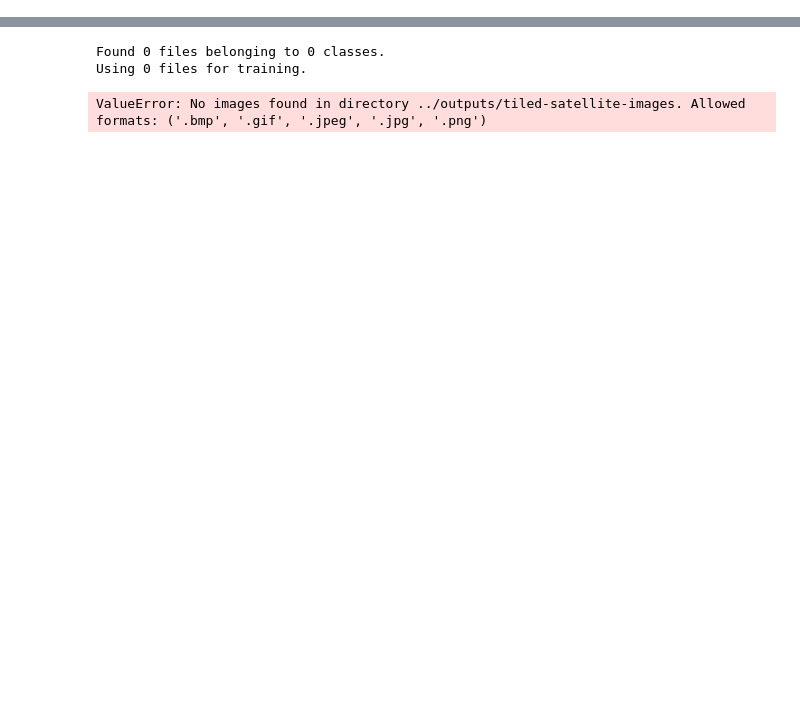
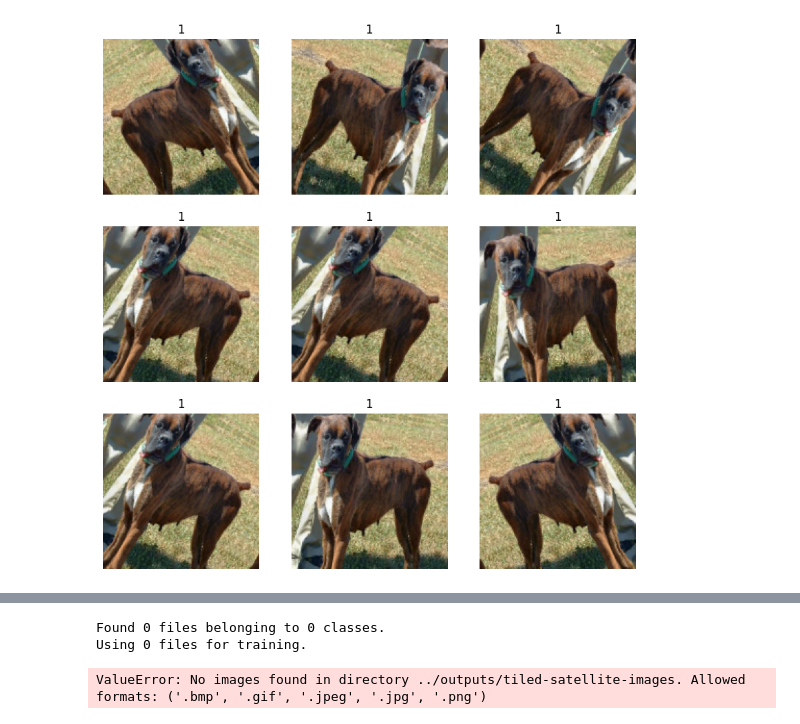
Before and after one commit to Emily-RoseSteyn/measuring-quality-of-life-gauteng, a Jupyter notebook: notebooks/resnet-tinkering.ipynb, the cells around one changed output, grey strips where cells are left out. Cells and saved outputs as stored; diff of their text form; code cells hidden in the pictures; blank space fills up the shorter version.

```diff
--- a/notebooks/resnet-tinkering.ipynb
+++ b/notebooks/resnet-tinkering.ipynb
@@ -18,0 +70,18 @@ import random
+# %%
+# Resizing
+## Handled in data pipeline because "deep neural network can only process contiguous batches of data"
+## - contiguous means, together in a sequence
+## if we were to resize in neural network, individual tiles would need to be created (whole batch cannot be resized at once)
+## This would severely limit ability to pass batches of data through the network I think
+size = (150, 150)
+
+train_ds = train_ds.map(lambda x, y: (tf.image.resize(x, size), y))
+validation_ds = validation_ds.map(lambda x, y: (tf.image.resize(x, size), y))
+test_ds = test_ds.map(lambda x, y: (tf.image.resize(x, size), y))
+# %%
+# Now batching, caching and prefetching because this apparently optimises loading speeds
+batch_size = 32
+
+train_ds = train_ds.cache().batch(batch_size).prefetch(buffer_size=10)
+validation_ds = validation_ds.cache().batch(batch_size).prefetch(buffer_size=10)
+test_ds = test_ds.cache().batch(batch_size).prefetch(buffer_size=10)
@@ -18,0 +92,21 @@ import random
+# %%
+data_augmentation = keras.Sequential(
+    [
+        layers.RandomFlip("horizontal"),
+        layers.RandomRotation(0.1),
+    ]
+)
+# %%
+for images, labels in train_ds.take(1):
+    plt.figure(figsize=(10, 10))
+    first_image = images[0]
+    for i in range(9):
+        ax = plt.subplot(3, 3, i + 1)
+        augmented_image = data_augmentation(
+            tf.expand_dims(first_image, 0), training=True
+        )
+        plt.imshow(augmented_image[0].numpy().astype("int32"))
+        plt.title(int(labels[0]))
+        plt.axis("off")
+# %% [output]
+[figure, added]
```
Also changed, not shown: parts of 14 cells of this notebook.
